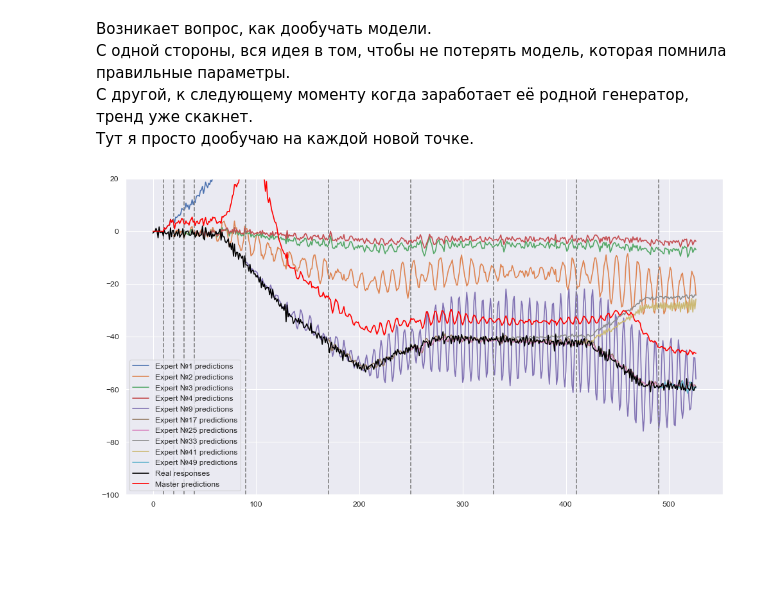
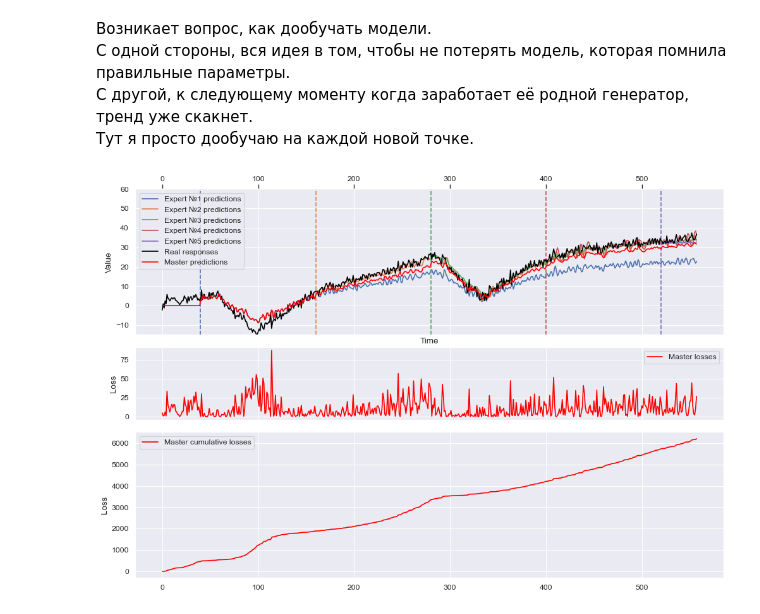
Before and after one commit to intsystems/2024-Project-125, a Jupyter notebook: mycode/times.ipynb, the cells around one changed output. Drawn from its saved outputs; the diff is of its cells as text; code cells hidden in the pictures; blank space fills up the shorter version.

Commit message:
Adjustments

```diff
--- a/mycode/times.ipynb
+++ b/mycode/times.ipynb
@@ -42,7 +40,7 @@ gen.draw_binded()
 # Cоздание объекта GMMP алгоритма, работающего total_time итераций, добавляющего экспертов с периодичностью period
 # Здесь gen.total_time - сколько получил генератор
 # Каждый эксперт представляет из себя ARIMA(1, 0, 2) модель, которая при инициализации тренируется на последних train_window точках
-algo = Algorithm(gen, total_time=gen.total_time, period=10, train_window=40)
+algo = Algorithm(gen, total_time=gen.total_time, period=120, train_window=40, a=-100, b=100)
 
 # Запуск
 algo.run()
@@ -52,16 +50,26 @@ algo.run()
 С другой, к следующему моменту когда заработает её родной генератор, тренд уже скакнет.  \
 Тут я просто дообучаю на каждой новой точке.
 # %%
-plt.figure(figsize=(15, 8))
-for i, p in enumerate(algo.init_points):
+fig, ax = plt.subplots(3, 1, figsize=(15, 10), sharex=True, height_ratios=[2, 1, 2])
+for i, px in enumerate(algo.init_points):
     # plt.axvline(p, color='grey', linestyle='--')
-    if i < 4 or i % 8 == 0:
-        plt.axvline(p, color='grey', linestyle='--')
-        plt.plot(np.arange(algo.total_time)[algo.init_points[i]:], algo.experts_predictions_all.T[i][algo.init_points[i]:], label=f"Expert №{i+1} predictions")
-plt.plot(np.arange(algo.total_time), algo.responses, label="Real responses", color='black')
-plt.plot(np.arange(algo.total_time), algo.master_predictions_all, label="Master predictions", color='red')
-plt.ylim(-100, 20)
-plt.legend()
+    if i < 4 or i % (80 // algo.period + 1) == 0:
+        p = ax[0].plot(np.arange(algo.total_time)[algo.init_points[i]:], algo.experts_predictions_all.T[i][algo.init_points[i]:], label=f"Expert №{i+1} predictions")
+        ax[0].axvline(px, color=p[0].get_color(), linestyle='--')
+ax[0].plot(np.arange(algo.total_time), algo.responses, label="Real responses", color='black')
+ax[0].plot(np.arange(algo.total_time), algo.master_predictions_all, label="Master predictions", color='red')
+ax[0].set_ylim(-15, 60)
+plt.subplots_adjust(hspace=0.1)
+ax[0].set_xlabel("Time")
+ax[0].set_ylabel("Value")
+ax[0].xaxis.set_ticks_position('top')
+ax[0].legend()
+ax[1].plot(np.arange(algo.total_time), algo.master_losses_all, label="Master losses", color='red')
+ax[1].set_ylabel("Loss")
+ax[1].legend()
+ax[2].plot(np.arange(algo.total_time), algo.master_losses_all.cumsum(), label="Master cumulative losses", color='red')
+ax[2].set_ylabel("Loss")
+ax[2].legend()
 plt.show()
 # %% [output]
-[figure, old version]
+[figure, new version]
```
Also changed, not shown: parts of 5 cells of this notebook, 7 other files.
